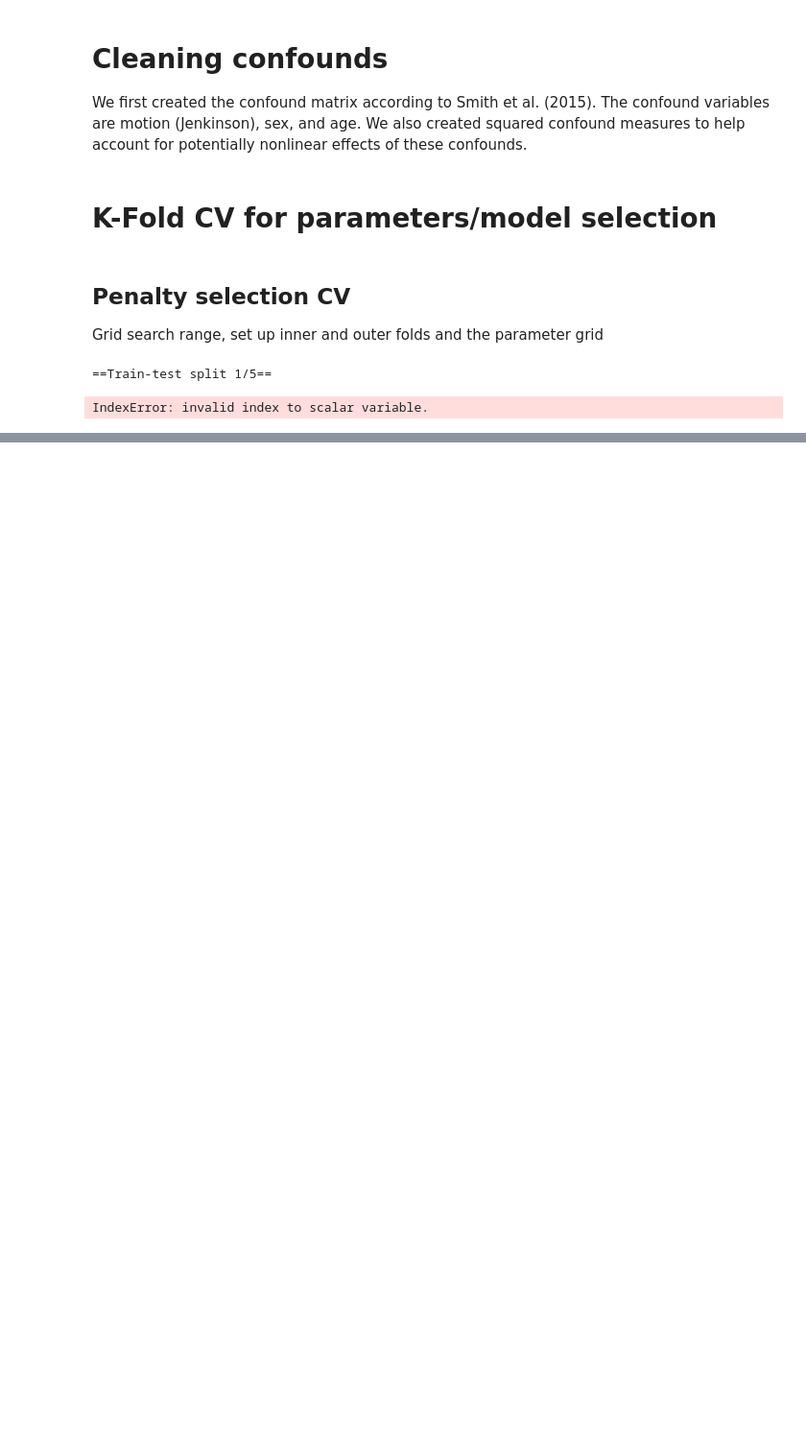
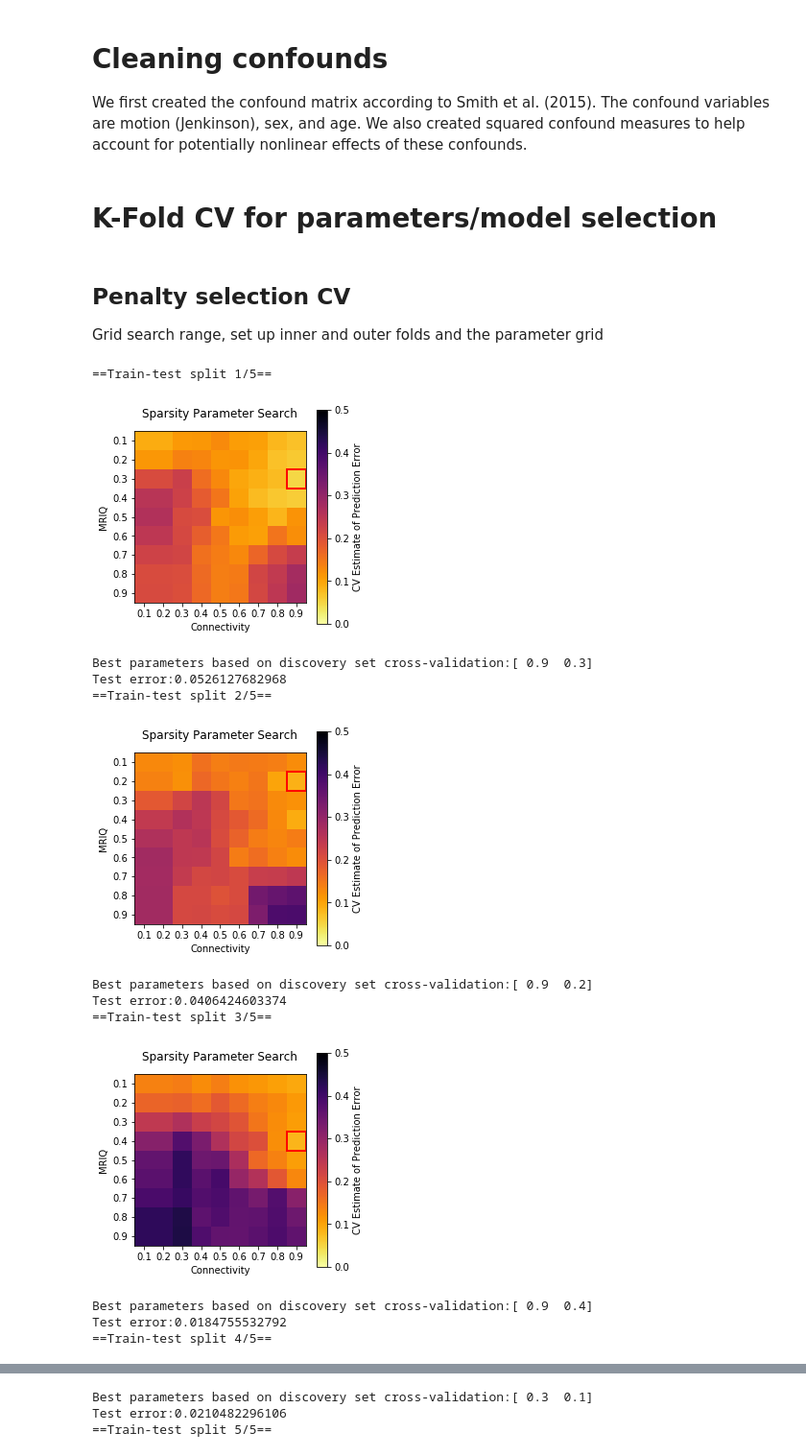
Before and after one commit to htwangtw/patterns-of-thought, a Jupyter notebook: notebooks/2.0-FC-vs-NYCQ-nestedKFold.ipynb, the cells around one changed output, grey strips where cells are left out. Shown at 96% size. Drawn from its saved outputs; the diff is of its cells as text; code cells hidden in the pictures; blank space fills up the shorter version.

```diff
--- a/notebooks/2.0-FC-vs-NYCQ-nestedKFold.ipynb
+++ b/notebooks/2.0-FC-vs-NYCQ-nestedKFold.ipynb
@@ -84,19 +66,11 @@ def clean_confound(RS, COG, confmat):
     return RS_clean, COG_clean, conf_mat
 # %% [markdown]
 # K-Fold CV for parameters/model selection
+# %%
+KF_out = KFold(n_splits=out_folds, shuffle=True, random_state=42)
+KF_in = KFold(n_splits=in_folds, shuffle=True, random_state=42)
+param_grid = ParameterGrid(param_setting)
 # %% [markdown]
 ## Penalty selection CV
 
 Grid search range, set up inner and outer folds and the parameter grid
-# %%
-out_folds = 5
-in_folds = 5
-para_x, para_y = 9, 9
-n_selected = 6
-param_setting = {
-    'reg_X': np.array(range(1, para_x + 1)) * 0.1,
-    'reg_Y': np.array(range(1, para_y + 1)) * 0.1,}
-# %%
-KF_out = KFold(n_splits=out_folds, shuffle=True, random_state=42)
-KF_in = KFold(n_splits=in_folds)
-param_grid = ParameterGrid(param_setting)
@@ -103,8 +100,8 @@ param_grid = ParameterGrid(param_setting)
 # %%
 best_model = None
-best_corr = 0
+best_generr = 1
 para_search = np.zeros((para_x, para_y, out_folds))
-para_fn = ''
+
 for i, (train_idx, test_idx) in enumerate(KF_out.split(FC_yeo7)):
     print('==Train-test split {0:}/{1:}=='.format(i + 1, out_folds))
     X_discovery, X_test = FC_yeo7[train_idx], FC_yeo7[test_idx]
@@ -118,8 +115,6 @@ for i, (train_idx, test_idx) in enumerate(KF_out.split(FC_yeo7)):
                      penX=parameters['reg_X'], penY=parameters['reg_Y'],
                     )
         j_model = None
-        dj_best = 1
-        dj_orig = 0
         dj_list = []
         for k, (train_idx, test_idx) in enumerate(KF_in.split(X_discovery)):
 
@@ -128,44 +123,59 @@ for i, (train_idx, test_idx) in enumerate(KF_out.split(FC_yeo7)):
             Y_train, Y_confirm = Y_discovery[train_idx], Y_discovery[test_idx]
             conf_train, conf_confirm = conf_discovery[train_idx], conf_discovery[test_idx]
 
             X_train_clean, Y_train_clean, confmat_train_clean = clean_confound(
                                         X_train, Y_train, conf_train)
             X_confirm_clean, Y_confirm_clean, conf_confirm_clean = clean_confound(
                             X_confirm, Y_confirm, conf_confirm)
 
             model.fit(X_train_clean, Y_train_clean)
-            # use the first component to select the best parameter set
-            d_k = model.score(X_confirm_clean, Y_confirm_clean)[0]
+            # use the mean variance explained to select the best parameter set
+            d_orig = (model.cancorr_ ** 2).sum()
+            d_k = (model.score(X_confirm_clean, Y_confirm_clean) ** 2).sum()
+            # loss function
+            error_k = np.abs(d_orig - d_k)
 
-            #error_k = np.abs(d_orig - d_k)
-            dj_list.append(d_k)
+            dj_list.append(error_k)
 
         para_mean[para_idx] = np.mean(dj_list)
 
     # plot the model search of current fold
+    para_fn = './reports/revision/cv-fold{:}.png'.format(i + 1)
     d_idx = parameter_grid(para_mean, para_fn)
     C = 0.1 * (np.array(d_idx) + 1)
 
-
-    # apply test set on the final model
+    # tune the model and apply test set on the final model
     X_discovery_clean, Y_discovery_clean, conf_discovery_clean = clean_confound(X_discovery, Y_discovery, conf_discovery)
     X_test_clean, Y_test_clean, conf_test_clean = clean_confound(X_test, Y_test, conf_test)
     i_model = SCCA(n_components=n_selected, scale=True, n_iter=50,
                      penX=C[0], penY=C[1],
                     )
     i_model.fit(X_discovery_clean, Y_discovery_clean)
-    di = i_model.score(X_test_clean, Y_test_clean)[0]
-#     pred_error = np.abs(di_orig - di)
-    print('\nBest parameters based on discovery set cross-validation:{:}'.format(C))
-    print('test set oos:{:f}'.format(di))
-    if di > best_corr:
-        best_corr = di
+    di_orig = (i_model.cancorr_ ** 2).sum()
+    di = (i_model.score(X_test_clean, Y_test_clean) ** 2).sum()
+    pred_error = np.abs(di_orig - di)
+
+    print('Test error:{:}'.format(pred_error))
+
+    if pred_error < best_generr:
+        best_generr = pred_error
         best_model = copy.deepcopy(i_model)
     para_search[..., i] = para_mean
 
 # final parameter
 print('\nBest parameters based on outer fold results: X-{:}; Y-{:}'.format(best_model.penX, best_model.penY))
-print('OOS: {}'.format(best_corr))
+print('Final test error: {}'.format(best_generr))
 # %% [output]
 ==Train-test split 1/5==
+[figure, added]
-IndexError: invalid index to scalar variable.
+Best parameters based on discovery set cross-validation:[ 0.9  0.3]
+Test error:0.0526127682968
+==Train-test split 2/5==
+[figure, added]
+Best parameters based on discovery set cross-validation:[ 0.9  0.2]
+Test error:0.0406424603374
+==Train-test split 3/5==
+[figure, added]
+Best parameters based on discovery set cross-validation:[ 0.9  0.4]
+Test error:0.0184755532792
+==Train-test split 4/5==
@@ -171,0 +183,3 @@ IndexError: invalid index to scalar variable.
+Best parameters based on discovery set cross-validation:[ 0.3  0.1]
+Test error:0.0210482296106
+==Train-test split 5/5==
```
Also changed, not shown: parts of 8 cells of this notebook, 28 other files.
